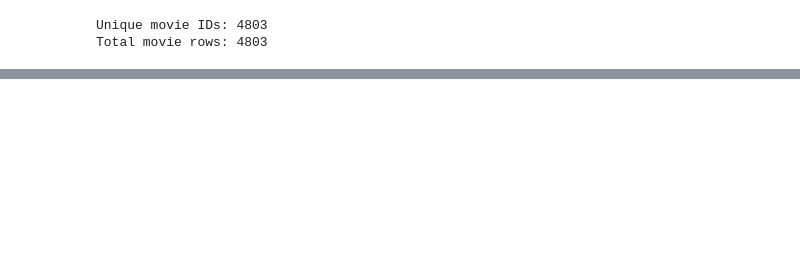
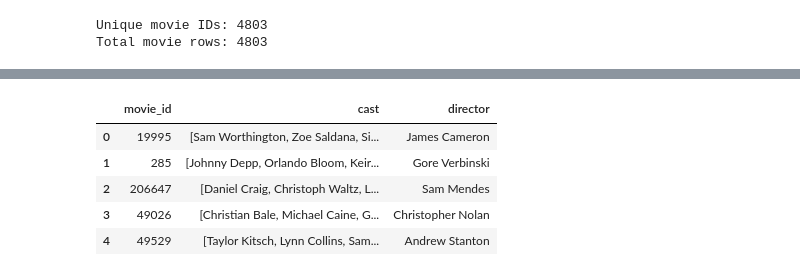
Before and after one commit to gsonal06/CineMind, a Jupyter notebook: notebooks/01_data_exploration.ipynb, the cells around one changed output, grey strips where cells are left out. Cells and saved outputs as stored; diff of their text form; code cells hidden in the pictures; blank space fills up the shorter version.

```diff
--- a/notebooks/01_data_exploration.ipynb
+++ b/notebooks/01_data_exploration.ipynb
@@ -175,0 +333,6 @@ Total movie rows: 4803
+# %%
+def extract_top_cast(text):
+    cast = ast.literal_eval(text)
+    return [actor["name"] for actor in cast[:5]]
+
+print(extract_top_cast(credits["cast"].iloc[0]))
@@ -175,0 +341,4 @@ Total movie rows: 4803
+# %%
+credits["cast"] = credits["cast"].apply(extract_top_cast)
+
+credits[["title", "cast"]].head()
@@ -175,0 +352,10 @@ Total movie rows: 4803
+# %%
+crew = ast.literal_eval(credits["crew"].iloc[0])
+
+directors = [
+    person["name"]
+    for person in crew
+    if person["job"] == "Director"
+]
+
+print(directors)
@@ -175,0 +383,13 @@ Total movie rows: 4803
+# %%
+credits_clean = credits[
+    ["movie_id", "cast", "director"]
+].copy()
+
+credits_clean.head()
+# %% [output]
+|  | movie_id | cast | director |
+| 0 | 19995 | [Sam Worthington, Zoe Saldana, Si... | James Cameron |
+| 1 | 285 | [Johnny Depp, Orlando Bloom, Keir... | Gore Verbinski |
+| 2 | 206647 | [Daniel Craig, Christoph Waltz, L... | Sam Mendes |
+| 3 | 49026 | [Christian Bale, Michael Caine, G... | Christopher Nolan |
+| 4 | 49529 | [Taylor Kitsch, Lynn Collins, Sam... | Andrew Stanton |
```
Also changed, not shown: parts of 28 cells of this notebook, 1 other file.
